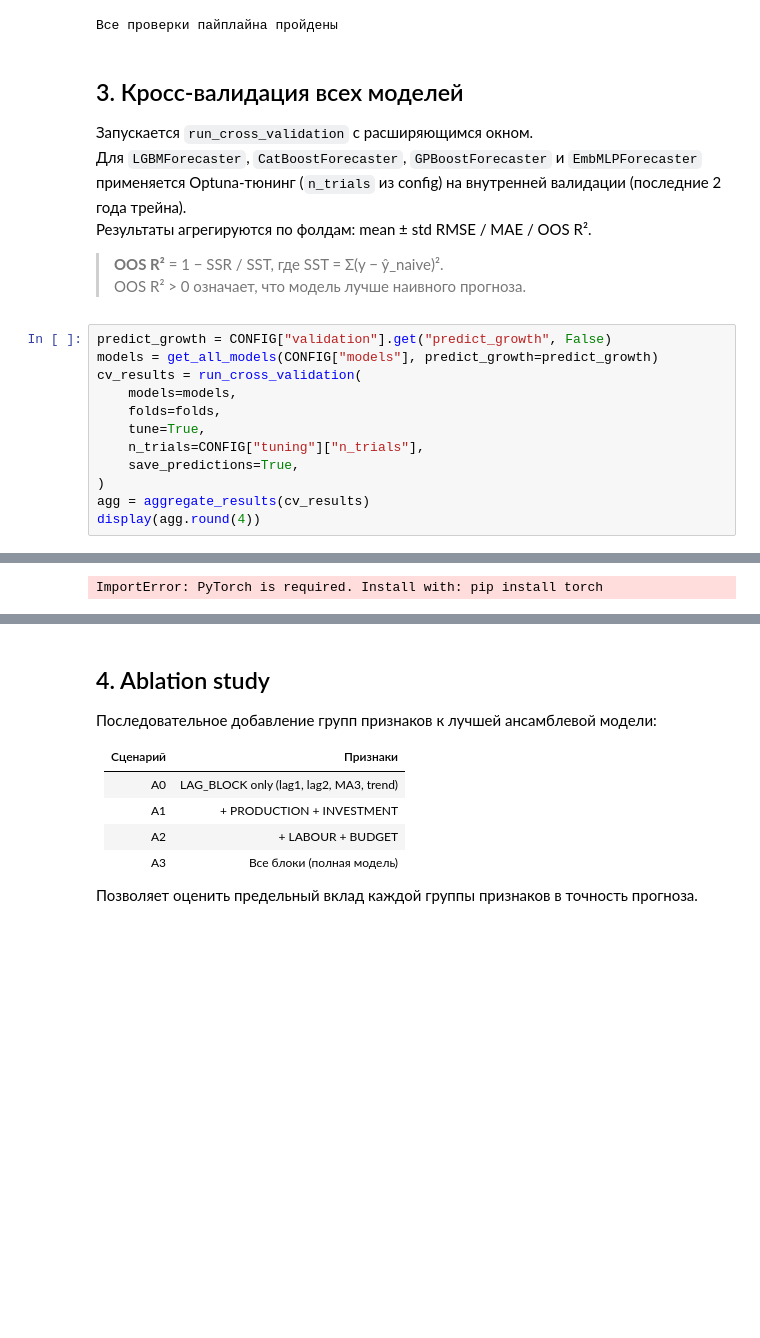
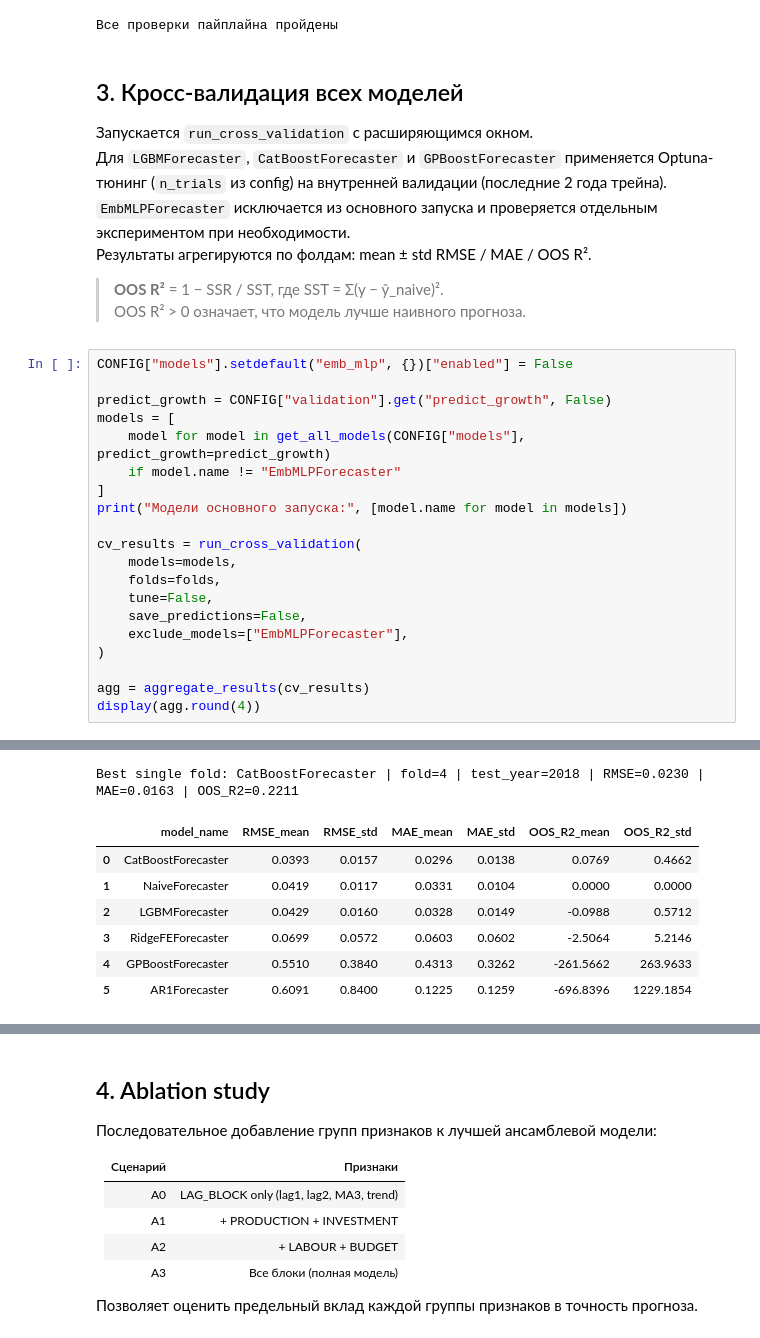
Before and after one commit to Tigran28102003/personal_projects, a Jupyter notebook: disser_epta/grp_forecast/main.ipynb, the cells around one changed output, grey strips where cells are left out. Saved outputs shown, nothing was run; the diff lists cells and outputs as text; blank space fills up the shorter version.

```diff
--- a/disser_epta/grp_forecast/main.ipynb
+++ b/disser_epta/grp_forecast/main.ipynb
@@ -239,22 +239,31 @@ print("Все проверки пайплайна пройдены")
 ## 3. Кросс-валидация всех моделей
 
 Запускается `run_cross_validation` с расширяющимся окном.
-Для `LGBMForecaster`, `CatBoostForecaster`, `GPBoostForecaster` и `EmbMLPForecaster` применяется
+Для `LGBMForecaster`, `CatBoostForecaster` и `GPBoostForecaster` применяется
 Optuna-тюнинг (`n_trials` из config) на внутренней валидации (последние 2 года трейна).
+`EmbMLPForecaster` исключается из основного запуска и проверяется отдельным экспериментом при необходимости.
 Результаты агрегируются по фолдам: mean ± std RMSE / MAE / OOS R².
 
 > **OOS R²** = 1 − SSR / SST, где SST = Σ(y − ŷ_naive)².
 > OOS R² > 0 означает, что модель лучше наивного прогноза.
 # %%
+CONFIG["models"].setdefault("emb_mlp", {})["enabled"] = False
+
 predict_growth = CONFIG["validation"].get("predict_growth", False)
-models = get_all_models(CONFIG["models"], predict_growth=predict_growth)
+models = [
+    model for model in get_all_models(CONFIG["models"], predict_growth=predict_growth)
+    if model.name != "EmbMLPForecaster"
+]
+print("Модели основного запуска:", [model.name for model in models])
+
 cv_results = run_cross_validation(
     models=models,
     folds=folds,
-    tune=True,
-    n_trials=CONFIG["tuning"]["n_trials"],
-    save_predictions=True,
+    tune=False,
+    save_predictions=False,
+    exclude_models=["EmbMLPForecaster"],
 )
+
 agg = aggregate_results(cv_results)
 display(agg.round(4))
 # %% [output]
@@ -278,4 +271,11 @@ ImportError: PyTorch is required. Install with: pip install torch
-ImportError: PyTorch is required. Install with: pip install torch
+Best single fold: CatBoostForecaster | fold=4 | test_year=2018 | RMSE=0.0230 | MAE=0.0163 | OOS_R2=0.2211
+|  | model_name | RMSE_mean | RMSE_std | MAE_mean | MAE_std | OOS_R2_mean | OOS_R2_std |
+| 0 | CatBoostForecaster | 0.0393 | 0.0157 | 0.0296 | 0.0138 | 0.0769 | 0.4662 |
+| 1 | NaiveForecaster | 0.0419 | 0.0117 | 0.0331 | 0.0104 | 0.0000 | 0.0000 |
+| 2 | LGBMForecaster | 0.0429 | 0.0160 | 0.0328 | 0.0149 | -0.0988 | 0.5712 |
+| 3 | RidgeFEForecaster | 0.0699 | 0.0572 | 0.0603 | 0.0602 | -2.5064 | 5.2146 |
+| 4 | GPBoostForecaster | 0.5510 | 0.3840 | 0.4313 | 0.3262 | -261.5662 | 263.9633 |
+| 5 | AR1Forecaster | 0.6091 | 0.8400 | 0.1225 | 0.1259 | -696.8396 | 1229.1854 |
 # %%
 fig = plot_metrics_table(agg)
 fig.savefig("figures/metrics_table.png", dpi=150, bbox_inches="tight")
```
Also changed, not shown: parts of 10 cells of this notebook, 3 other files.
